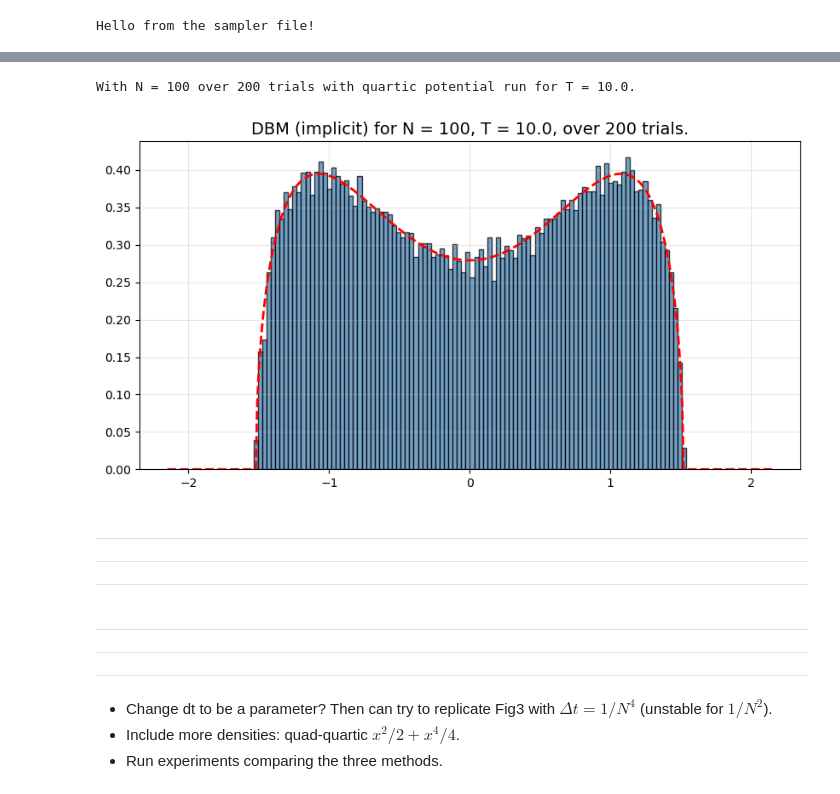
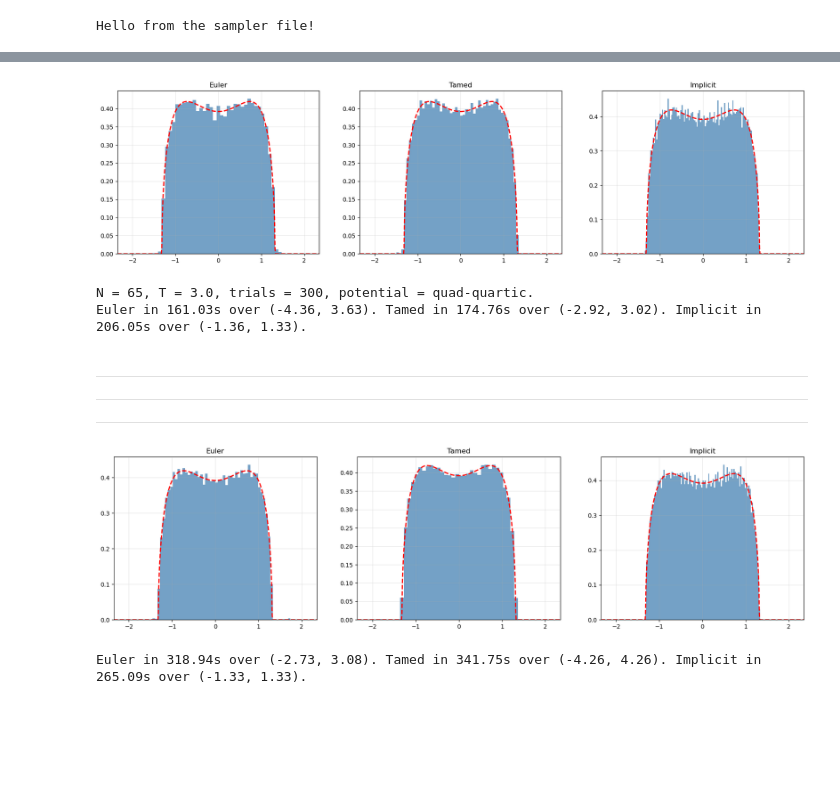
Before and after one commit to fredwdickinson/dissertation, a Jupyter notebook: code/main.ipynb, the cells around one changed output, grey strips where cells are left out. Saved outputs shown, nothing was run; the diff lists cells and outputs as text; code cells hidden in the pictures; blank space fills up the shorter version.

```diff
--- a/code/main.ipynb
+++ b/code/main.ipynb
@@ -38,22 +55,24 @@ With N = 30 over 500 trials with quartic potential run for T = 5.0.
-# %%
-importlib.reload(sampler);
-N = 100; T = 10.0; num_trials = 200; potential = "quartic";
-plotter.run_experiment(N = N, T = T, num_trials = num_trials, potential = potential, method = "implicit")
-# %% [output]
-With N = 100 over 200 trials with quartic potential run for T = 10.0.
-[figure, removed]
 # %%
-N = 100; T = 10.0; num_trials = 200; potential = "quartic";
-plotter.run_experiment(N = N, T = T, num_trials = num_trials, potential = potential, method = "implicit")
+N = 65; T = 3.0; num_trials = 300; potential = "quad-quartic";
+methods, results, infos = helpers.get_results(N, T, num_trials, potential)
+helpers.plot_results(potential, methods, results)
+
+print(f"N = {N}, T = {T}, trials = {num_trials}, potential = {potential}.")
+print(*infos)
+# %% [output]
+[figure, added]
+N = 65, T = 3.0, trials = 300, potential = quad-quartic.
+Euler in 161.03s over (-4.36, 3.63). Tamed in 174.76s over (-2.92, 3.02). Implicit in 206.05s over (-1.36, 1.33).
 # %% [markdown]
 ---
 ---
 ---
-# %% [markdown]
----
----
----
-# %% [markdown]
-- Change dt to be a parameter? Then can try to replicate Fig3 with $\Delta t = 1/N^4$ (unstable for $1/N^2$).
-- Include more densities: quad-quartic $x^2/2 + x^4/4$.
-- Run experiments comparing the three methods.
+# %%
+N = 100; T = 3.0; num_trials = 200; potential = "quad-quartic";
+
+methods, results, infos = helpers.get_results(N, T, num_trials, potential)
+helpers.plot_results(potential, methods, results)
+print(*infos)
+# %% [output]
+[figure, added]
+Euler in 318.94s over (-2.73, 3.08). Tamed in 341.75s over (-4.26, 4.26). Implicit in 265.09s over (-1.33, 1.33).
```
Also changed, not shown: parts of 7 cells of this notebook, 3 other files.
